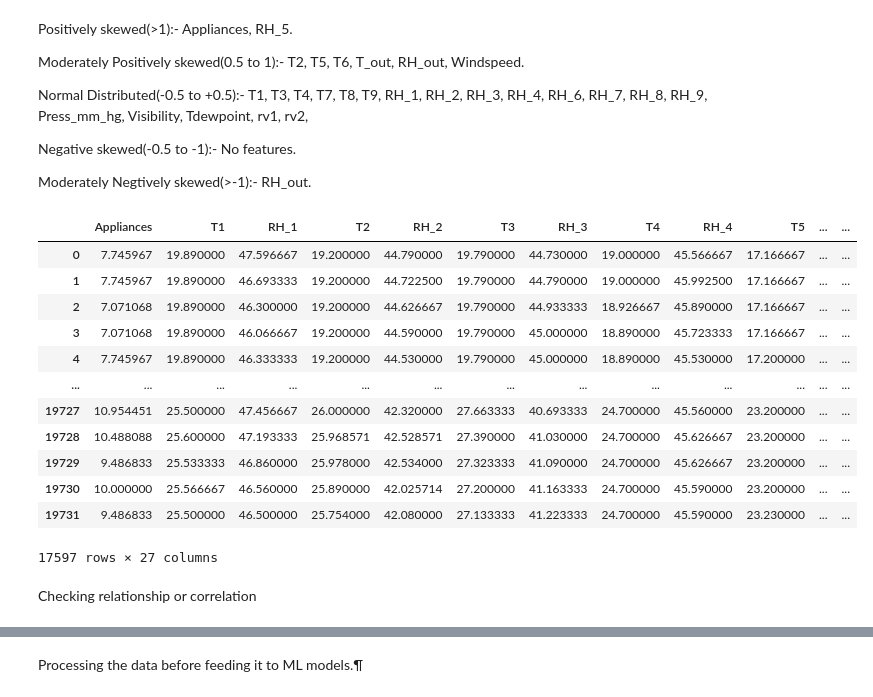
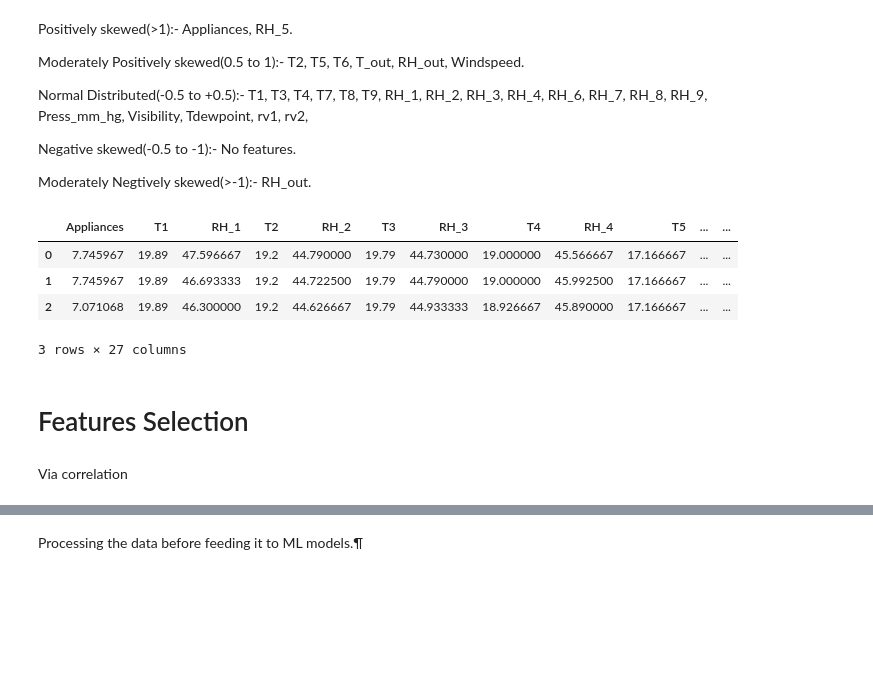
Before and after one commit to Gulzar-khan/Appliances-Energy-Prediction, a Jupyter notebook: Capstone_Project_Appliances_Energy_Prediction.ipynb, the cells around one changed output, grey strips where cells are left out. Saved outputs shown, nothing was run; the diff lists cells and outputs as text; code cells hidden in the pictures; blank space fills up the shorter version.

```diff
--- a/Capstone_Project_Appliances_Energy_Prediction.ipynb
+++ b/Capstone_Project_Appliances_Energy_Prediction.ipynb
@@ -404,10 +409,10 @@ I will append several columns as new features to the original data, based on the
 # %%
 df['date'] = pd.to_datetime(df['date'])
 # %%
-# df['month'] = df.date.dt.month
-# df['weekday'] = df.date.dt.weekday
-# df['hour'] = df.date.dt.hour
-# df['week'] = df.date.dt.week
+df['month'] = df.date.dt.month
+df['weekday'] = df.date.dt.weekday
+df['hour'] = df.date.dt.hour
+df['week'] = df.date.dt.week
 # %%
 # Dropping 'date' column
 df.drop(columns=['date'], inplace=True)
@@ -456,22 +510,19 @@ Normal Distributed(-0.5 to +0.5):- T1, T3, T4, T7, T8, T9, RH_1, RH_2, RH_3, RH_
 Negative skewed(-0.5 to -1):- No features.
 
 Moderately Negtively skewed(>-1):- RH_out.
+# %%
+#Dropping month,week,weekday and hour as these col have no use now
+df.drop(columns=['month','weekday','hour','week'], inplace=True)
 # %%
-df
+df.head(3)
 # %% [output]
 |  | Appliances | T1 | RH_1 | T2 | RH_2 | T3 | RH_3 | T4 | RH_4 | T5 | ... | ... |
-| 0 | 7.745967 | 19.890000 | 47.596667 | 19.200000 | 44.790000 | 19.790000 | 44.730000 | 19.000000 | 45.566667 | 17.166667 | ... | ... |
-| 1 | 7.745967 | 19.890000 | 46.693333 | 19.200000 | 44.722500 | 19.790000 | 44.790000 | 19.000000 | 45.992500 | 17.166667 | ... | ... |
-| 2 | 7.071068 | 19.890000 | 46.300000 | 19.200000 | 44.626667 | 19.790000 | 44.933333 | 18.926667 | 45.890000 | 17.166667 | ... | ... |
-| 3 | 7.071068 | 19.890000 | 46.066667 | 19.200000 | 44.590000 | 19.790000 | 45.000000 | 18.890000 | 45.723333 | 17.166667 | ... | ... |
-| 4 | 7.745967 | 19.890000 | 46.333333 | 19.200000 | 44.530000 | 19.790000 | 45.000000 | 18.890000 | 45.530000 | 17.200000 | ... | ... |
-| ... | ... | ... | ... | ... | ... | ... | ... | ... | ... | ... | ... | ... |
-| 19727 | 10.954451 | 25.500000 | 47.456667 | 26.000000 | 42.320000 | 27.663333 | 40.693333 | 24.700000 | 45.560000 | 23.200000 | ... | ... |
-| 19728 | 10.488088 | 25.600000 | 47.193333 | 25.968571 | 42.528571 | 27.390000 | 41.030000 | 24.700000 | 45.626667 | 23.200000 | ... | ... |
-| 19729 | 9.486833 | 25.533333 | 46.860000 | 25.978000 | 42.534000 | 27.323333 | 41.090000 | 24.700000 | 45.626667 | 23.200000 | ... | ... |
-| 19730 | 10.000000 | 25.566667 | 46.560000 | 25.890000 | 42.025714 | 27.200000 | 41.163333 | 24.700000 | 45.590000 | 23.200000 | ... | ... |
-| 19731 | 9.486833 | 25.500000 | 46.500000 | 25.754000 | 42.080000 | 27.133333 | 41.223333 | 24.700000 | 45.590000 | 23.230000 | ... | ... |
+| 0 | 7.745967 | 19.89 | 47.596667 | 19.2 | 44.790000 | 19.79 | 44.730000 | 19.000000 | 45.566667 | 17.166667 | ... | ... |
+| 1 | 7.745967 | 19.89 | 46.693333 | 19.2 | 44.722500 | 19.79 | 44.790000 | 19.000000 | 45.992500 | 17.166667 | ... | ... |
+| 2 | 7.071068 | 19.89 | 46.300000 | 19.2 | 44.626667 | 19.79 | 44.933333 | 18.926667 | 45.890000 | 17.166667 | ... | ... |
-17597 rows × 27 columns
+3 rows × 27 columns
-# %% [markdown]
-Checking relationship or correlation
+# %% [markdown]
+# Features Selection
+# %% [markdown]
+Via correlation
 # %%
```
Also changed, not shown: parts of 144 cells of this notebook.
